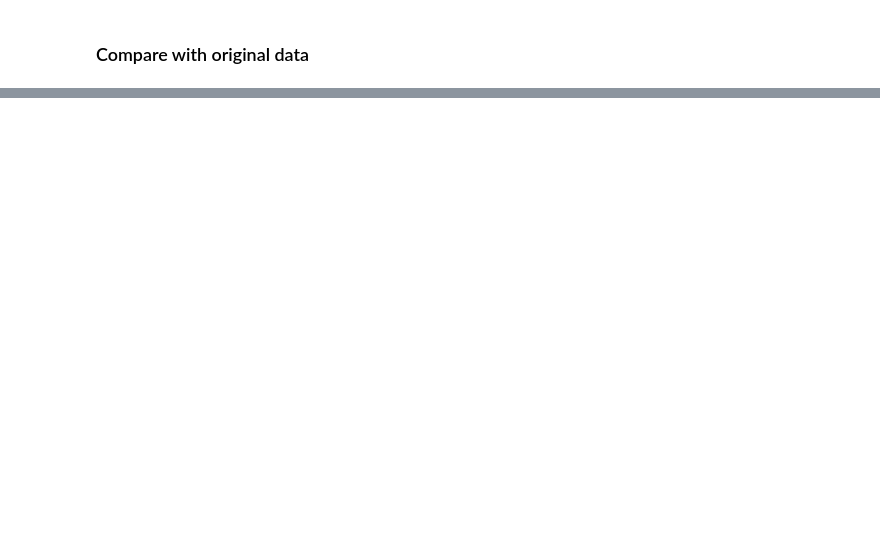
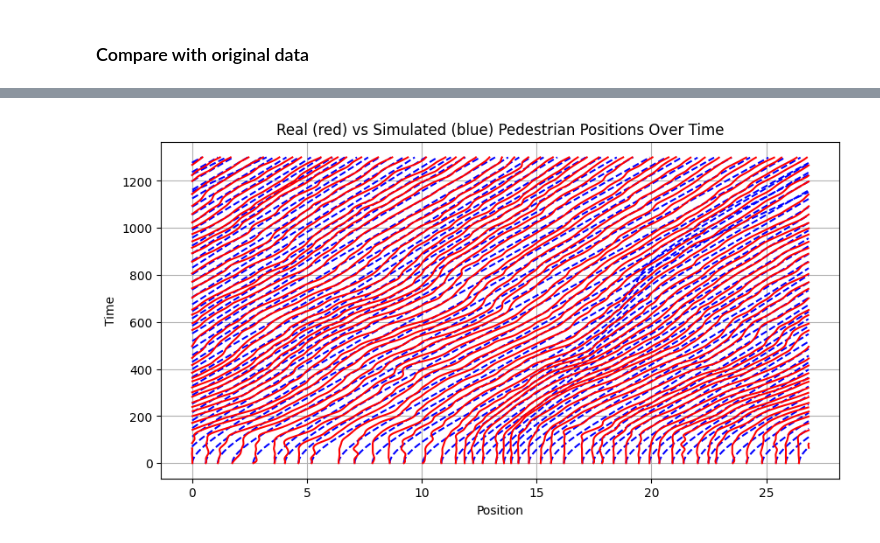
Before and after one commit to yutingdong0/pedestrian-dynamics, a Jupyter notebook: second_order_ode_optimization.ipynb, the cells around one changed output, grey strips where cells are left out. Drawn from its saved outputs; the diff is of its cells as text; code cells hidden in the pictures; blank space fills up the shorter version.

```diff
--- a/second_order_ode_optimization.ipynb
+++ b/second_order_ode_optimization.ipynb
@@ -228,0 +403,26 @@ Final loss: [6599.95136051]
+# %%
+plt.figure(figsize=(10, 5))
+# Plot simulated positions
+for i in range(num_pedestrians):
+
+    position_list = reset_laps(simulated_positions[i, :].tolist())
+
+    new_frame_list = list(range(len(position_list)))
+    plt.plot(position_list, new_frame_list, color='blue', linestyle='--')
+
+
+# Plot real positions
+for person_id, person_data in data_mapped.groupby('id'):
+    position_list = reset_laps(person_data['position'].tolist())
+    new_frame_list = list(range(len(position_list)))
+    plt.plot(position_list, new_frame_list, color='red')
+
+
+
+plt.title('Real (red) vs Simulated (blue) Pedestrian Positions Over Time')
+plt.ylabel('Time')
+plt.xlabel('Position')
+plt.grid(True)
+plt.show()
+# %% [output]
+[figure, added]
```
Also changed, not shown: parts of 18 cells of this notebook, 1 other file.
